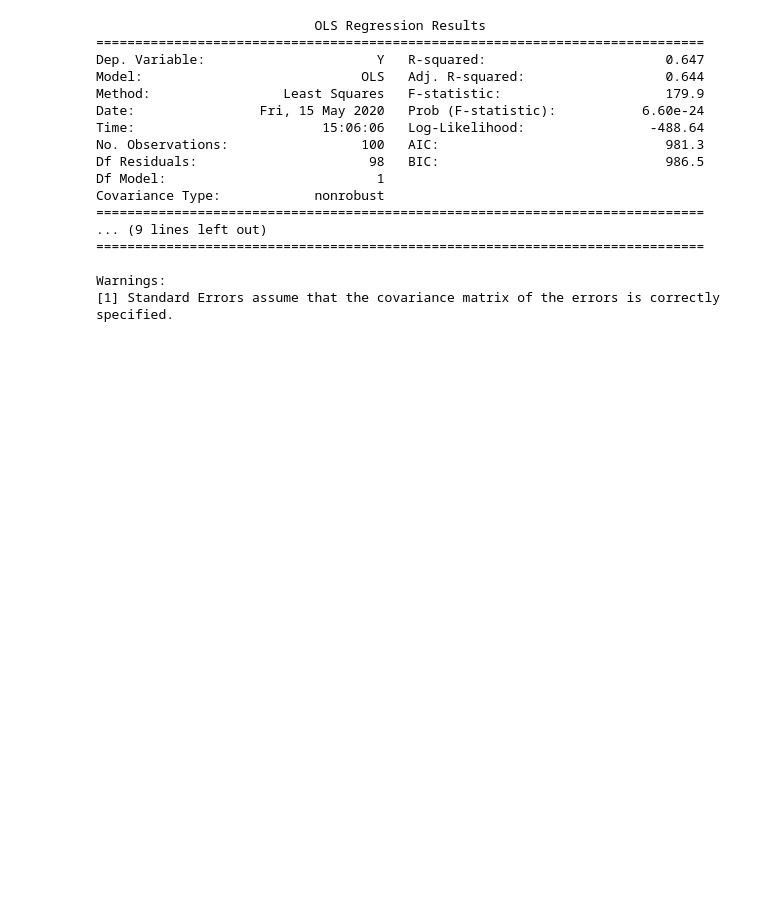
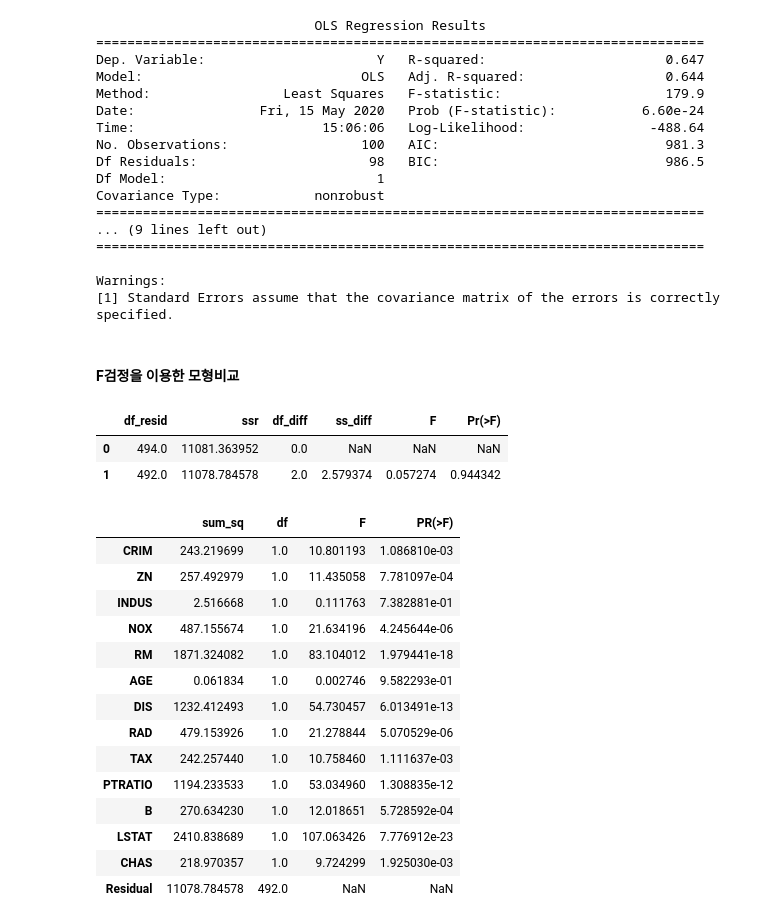
Before and after one commit to whguswls58/TIL, a Jupyter notebook: math/200514_math_16.ipynb, the cells around one changed output. Saved outputs shown, nothing was run; the diff lists cells and outputs as text; code cells hidden in the pictures; blank space fills up the shorter version.

Commit message:
feat: practiced read ANOVA table

```diff
--- a/math/200514_math_16.ipynb
+++ b/math/200514_math_16.ipynb
@@ -417,3 +421,49 @@ Covariance Type:            nonrobust
 
 Warnings:
 [1] Standard Errors assume that the covariance matrix of the errors is correctly specified.
+# %% [markdown]
+#### F검정을 이용한 모형비교
+# %%
+from sklearn.datasets import load_boston
+
+boston = load_boston()
+dfX0_boston = pd.DataFrame(boston.data, columns=boston.feature_names)
+dfy_boston = pd.DataFrame(boston.target, columns=["MEDV"])
+dfX_boston = sm.add_constant(dfX0_boston)
+df_boston = pd.concat([dfX_boston, dfy_boston], axis=1)
+# %%
+# 축소 데이터 : AGE, INDUS를 뺀 데이터
+model_full = sm.OLS.from_formula(
+    "MEDV ~ CRIM + ZN + INDUS + NOX + RM + AGE + DIS + RAD + TAX + PTRATIO + B + LSTAT + CHAS", data=df_boston)
+model_reduced = sm.OLS.from_formula(
+    "MEDV ~ CRIM + ZN + NOX + RM + DIS + RAD + TAX + PTRATIO + B + LSTAT + CHAS", data=df_boston)
+
+sm.stats.anova_lm(model_reduced.fit(), model_full.fit())
+# %% [output]
+|  | df_resid | ssr | df_diff | ss_diff | F | Pr(>F) |
+| 0 | 494.0 | 11081.363952 | 0.0 | NaN | NaN | NaN |
+| 1 | 492.0 | 11078.784578 | 2.0 | 2.579374 | 0.057274 | 0.944342 |
+# %%
+# typ 인수를 2로 지정 -> 하나 하나의 변수를 뺀 축소 모형에서의 F 검정값을 한꺼번에 계산
+# y값에 영향을 미치는 정도 비교하기 쉬움 : 0에 가까울수록 영향을 많이 미침
+# 만약 변수를 제거할 경우 1에 가까운 순서대로 제거
+model_boston = sm.OLS.from_formula(
+    "MEDV ~ CRIM + ZN + INDUS + NOX + RM + AGE + DIS + RAD + TAX + PTRATIO + B + LSTAT + CHAS", data=df_boston)
+result_boston = model_boston.fit()
+sm.stats.anova_lm(result_boston, typ=2)
+# %% [output]
+|  | sum_sq | df | F | PR(>F) |
+| CRIM | 243.219699 | 1.0 | 10.801193 | 1.086810e-03 |
+| ZN | 257.492979 | 1.0 | 11.435058 | 7.781097e-04 |
+| INDUS | 2.516668 | 1.0 | 0.111763 | 7.382881e-01 |
+| NOX | 487.155674 | 1.0 | 21.634196 | 4.245644e-06 |
+| RM | 1871.324082 | 1.0 | 83.104012 | 1.979441e-18 |
+| AGE | 0.061834 | 1.0 | 0.002746 | 9.582293e-01 |
+| DIS | 1232.412493 | 1.0 | 54.730457 | 6.013491e-13 |
+| RAD | 479.153926 | 1.0 | 21.278844 | 5.070529e-06 |
+| TAX | 242.257440 | 1.0 | 10.758460 | 1.111637e-03 |
+| PTRATIO | 1194.233533 | 1.0 | 53.034960 | 1.308835e-12 |
+| B | 270.634230 | 1.0 | 12.018651 | 5.728592e-04 |
+| LSTAT | 2410.838689 | 1.0 | 107.063426 | 7.776912e-23 |
+| CHAS | 218.970357 | 1.0 | 9.724299 | 1.925030e-03 |
+| Residual | 11078.784578 | 492.0 | NaN | NaN |
```
Also changed, not shown: parts of 1 cell of this notebook.
